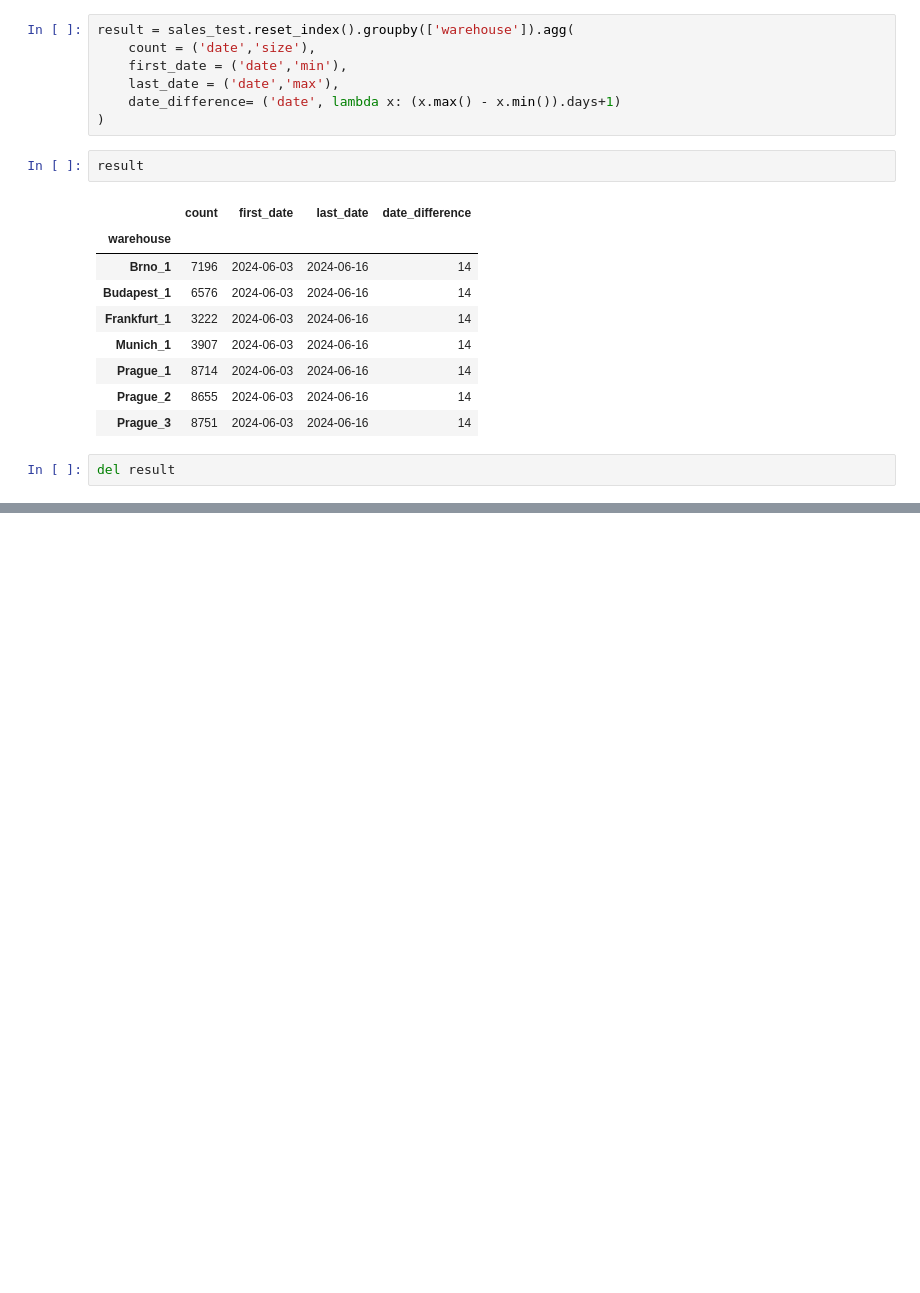
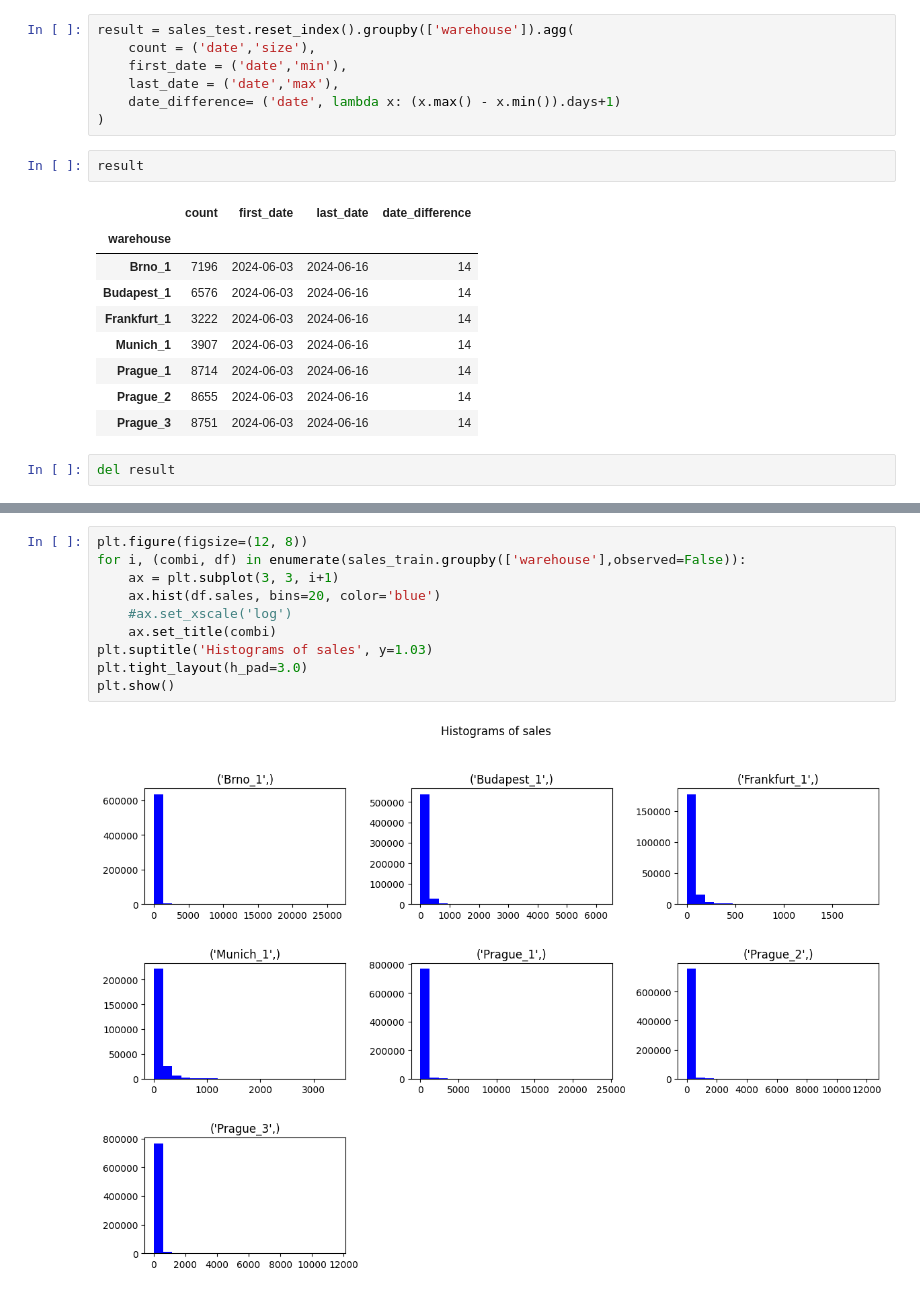
Before and after one commit to AnantChandra/google-colab, a Jupyter notebook: rohlik_sales_prediction.ipynb, the cells around one changed output, grey strips where cells are left out. Cells and saved outputs as stored; diff of their text form; blank space fills up the shorter version.

```diff
--- a/rohlik_sales_prediction.ipynb
+++ b/rohlik_sales_prediction.ipynb
@@ -101,0 +186,12 @@ del result
+# %%
+plt.figure(figsize=(12, 8))
+for i, (combi, df) in enumerate(sales_train.groupby(['warehouse'],observed=False)):
+    ax = plt.subplot(3, 3, i+1)
+    ax.hist(df.sales, bins=20, color='blue')
+    #ax.set_xscale('log')
+    ax.set_title(combi)
+plt.suptitle('Histograms of sales', y=1.03)
+plt.tight_layout(h_pad=3.0)
+plt.show()
+# %% [output]
+[figure, added]
```
Also changed, not shown: parts of 9 cells of this notebook.
